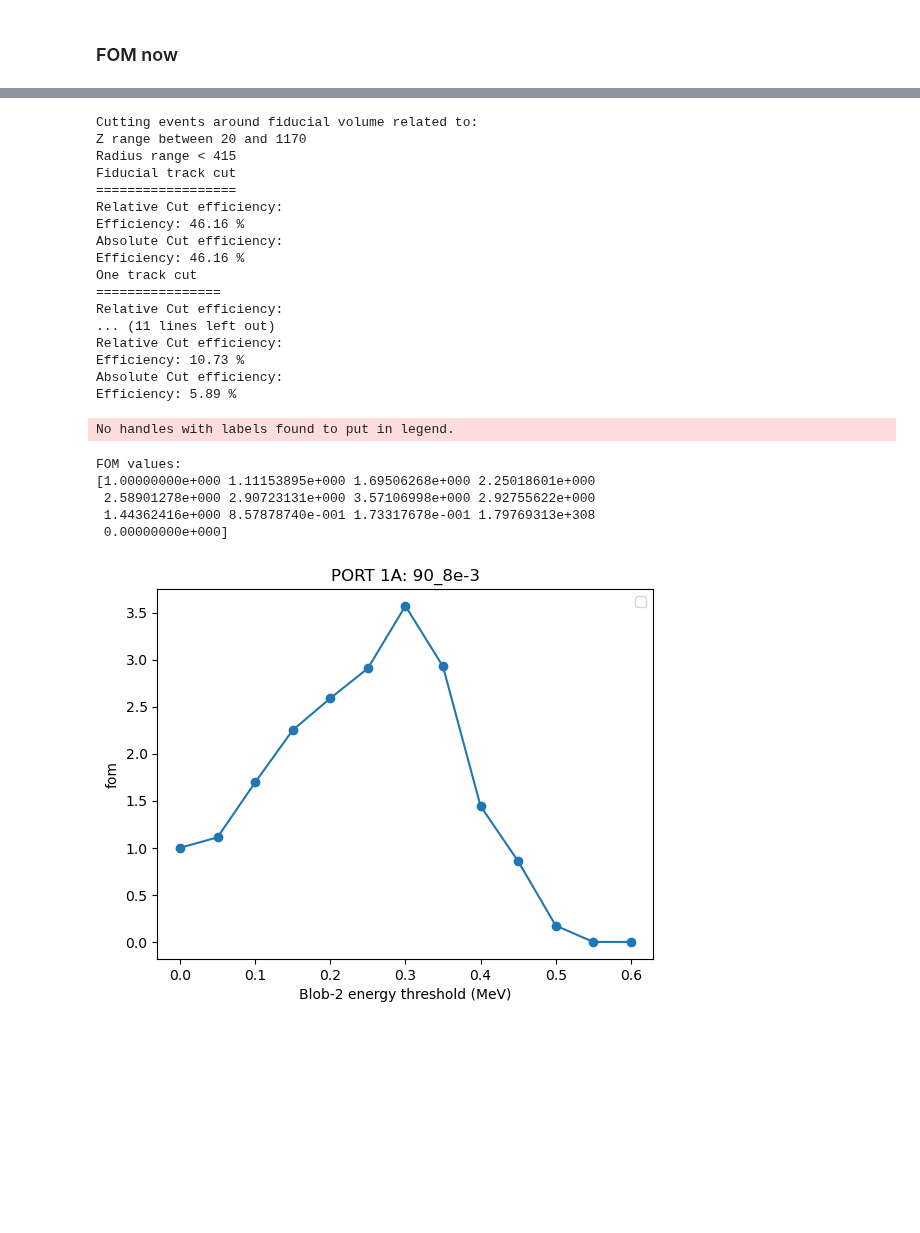
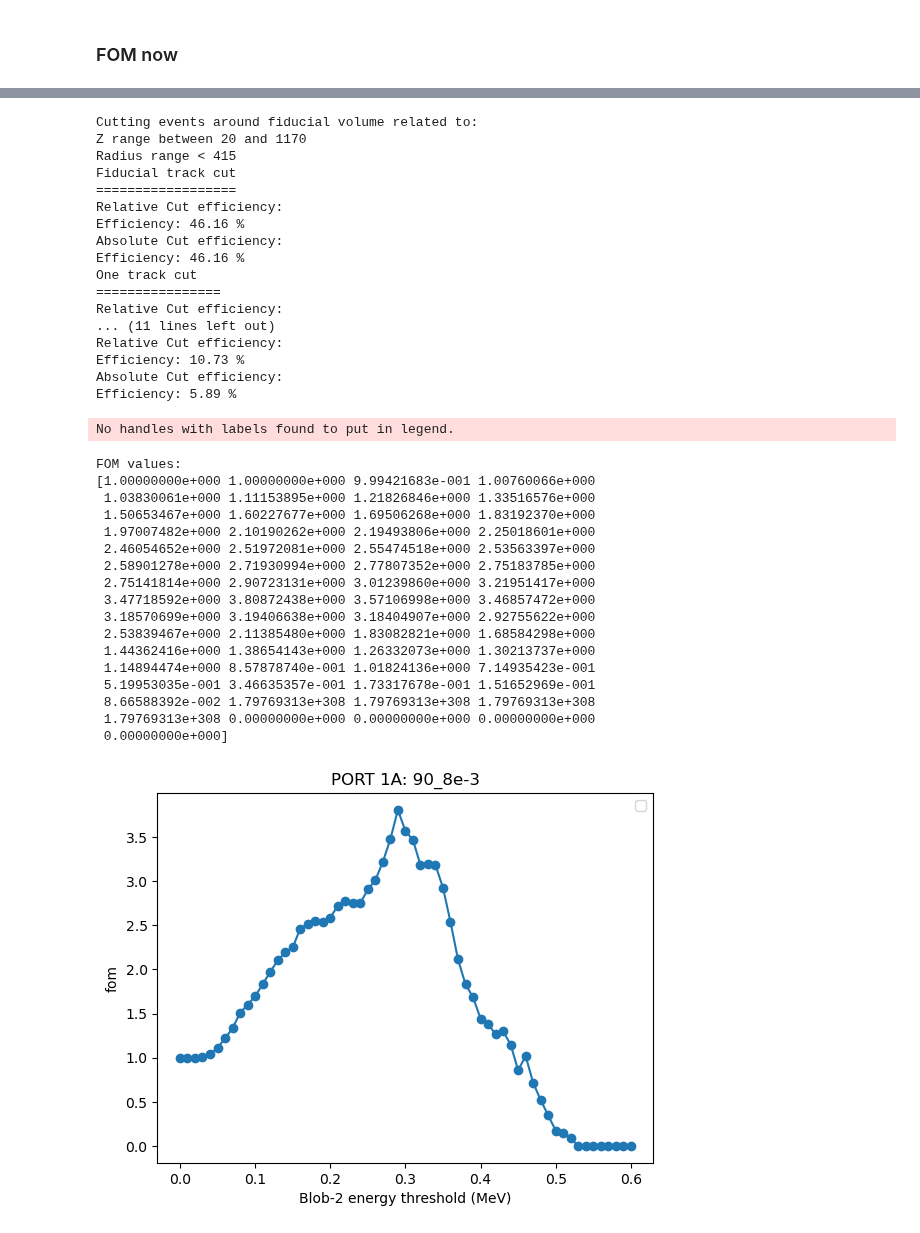
Before and after one commit to jwaiton/next_misc, a Jupyter notebook: further_beersheba_analysis/study_output.ipynb, the cells around one changed output, grey strips where cells are left out. Cells and saved outputs as stored; diff of their text form; code cells hidden in the pictures; blank space fills up the shorter version.

Commit message:
working through data to better understand FOM

```diff
--- a/further_beersheba_analysis/study_output.ipynb
+++ b/further_beersheba_analysis/study_output.ipynb
@@ -61,7 +63,8 @@ def load_plot_cut_FOM(file_path, title = "Low pressure track energies"):
     cuts = np.linspace(0,0.6, 61, endpoint = True)
 
     cut_tracks = func.apply_cuts(tracks_low_E, lower_z = 20, upper_z = 1170, r_lim = 415)
-    func.apply_FOM(file_path, cut_tracks[0], cut_list = cuts, plot = True, plot_title = title)
+    fom_vals = func.apply_FOM(file_path, cut_tracks[0], cut_list = cuts, plot = True, plot_title = title)
+    return fom_vals
 # read in the data files
 #file_60_8 = func.load_data('data/60_8e-3/isaura/')
 #tracks_60 = file_60_8[0]
@@ -209,38 +236,50 @@ FOM values:
 # %%
-load_plot_cut_FOM('data/90_8e-3/isaura/', title = "PORT 1A: 90_8e-3")
+fom_90 = load_plot_cut_FOM('data/90_8e-3/isaura/', title = "PORT 1A: 90_8e-3")
 # %% [output]
 50
 100
 150
 200
 250
 300
 A value is trying to be set on a copy of a slice from a DataFrame.
 Try using .loc[row_indexer,col_indexer] = value instead
 
 See the caveats in the documentation: https://pandas.pydata.org/pandas-docs/stable/user_guide/indexing.html#returning-a-view-versus-a-copy
   remove_low_E['numb_of_tracks'] = remove_low_E['event'].map(event_counts)
 Cutting events around fiducial volume related to:
 Z range between 20 and 1170
 Radius range < 415
 Fiducial track cut
 ==================
 Relative Cut efficiency:
 Efficiency: 46.16 %
 Absolute Cut efficiency:
 Efficiency: 46.16 %
 One track cut
 ================
 Relative Cut efficiency:
 ... (11 lines left out)
 Relative Cut efficiency:
 Efficiency: 10.73 %
 Absolute Cut efficiency:
 Efficiency: 5.89 %
 No handles with labels found to put in legend.
 FOM values:
-[1.00000000e+000 1.11153895e+000 1.69506268e+000 2.25018601e+000
- 2.58901278e+000 2.90723131e+000 3.57106998e+000 2.92755622e+000
- 1.44362416e+000 8.57878740e-001 1.73317678e-001 1.79769313e+308
+[1.00000000e+000 1.00000000e+000 9.99421683e-001 1.00760066e+000
+ 1.03830061e+000 1.11153895e+000 1.21826846e+000 1.33516576e+000
+ 1.50653467e+000 1.60227677e+000 1.69506268e+000 1.83192370e+000
+ 1.97007482e+000 2.10190262e+000 2.19493806e+000 2.25018601e+000
+ 2.46054652e+000 2.51972081e+000 2.55474518e+000 2.53563397e+000
+ 2.58901278e+000 2.71930994e+000 2.77807352e+000 2.75183785e+000
+ 2.75141814e+000 2.90723131e+000 3.01239860e+000 3.21951417e+000
+ 3.47718592e+000 3.80872438e+000 3.57106998e+000 3.46857472e+000
+ 3.18570699e+000 3.19406638e+000 3.18404907e+000 2.92755622e+000
+ 2.53839467e+000 2.11385480e+000 1.83082821e+000 1.68584298e+000
+ 1.44362416e+000 1.38654143e+000 1.26332073e+000 1.30213737e+000
+ 1.14894474e+000 8.57878740e-001 1.01824136e+000 7.14935423e-001
+ 5.19953035e-001 3.46635357e-001 1.73317678e-001 1.51652969e-001
+ 8.66588392e-002 1.79769313e+308 1.79769313e+308 1.79769313e+308
+ 1.79769313e+308 0.00000000e+000 0.00000000e+000 0.00000000e+000
  0.00000000e+000]
-[figure, old version]
+[figure, new version]
```
Also changed, not shown: parts of 21 cells of this notebook.
